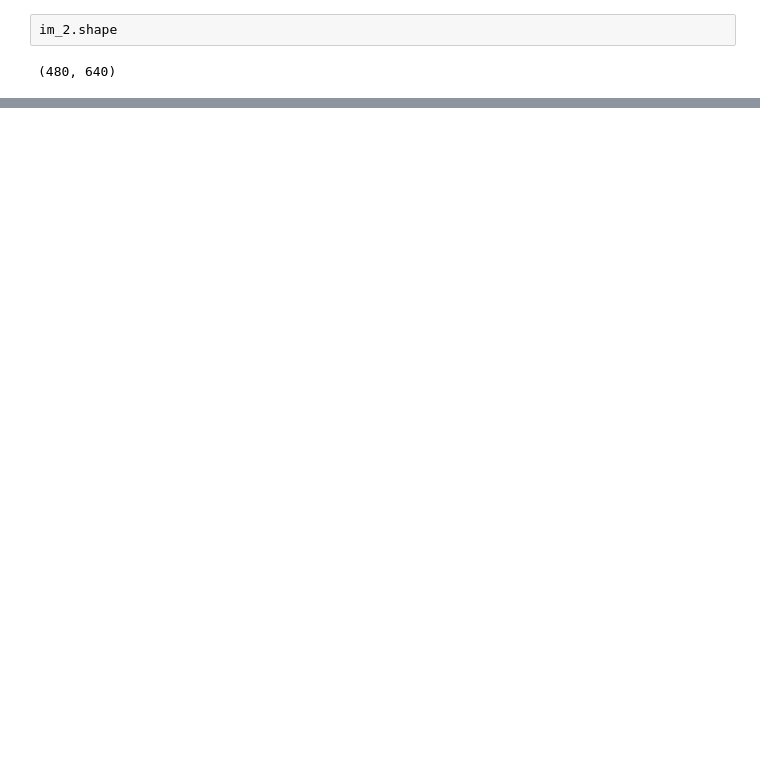
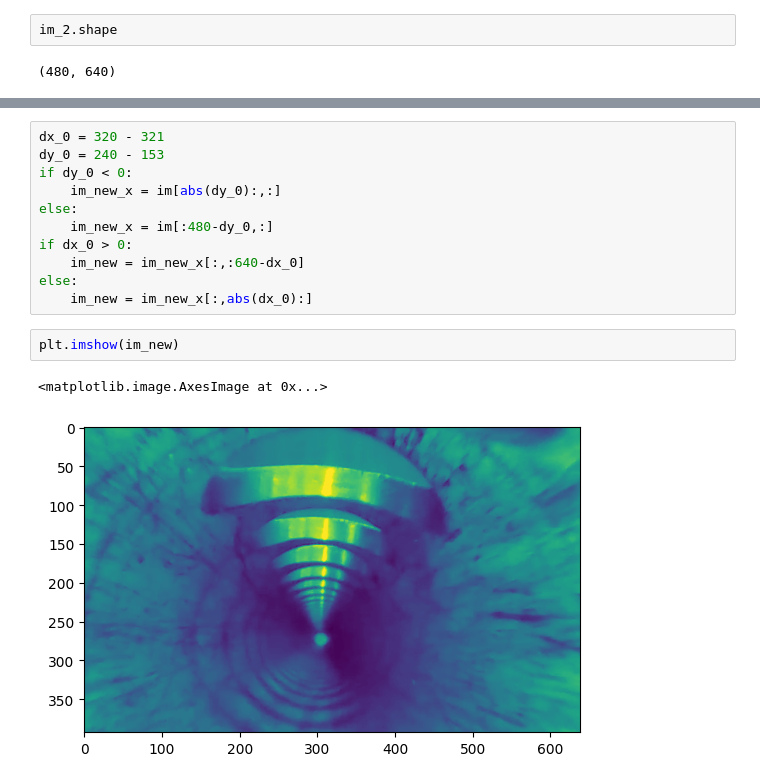
Before and after one commit to DrozdovMK/Tokodust, a Jupyter notebook: Translation_rotate.ipynb, the cells around one changed output, grey strips where cells are left out. Drawn from its saved outputs; the diff is of its cells as text; blank space fills up the shorter version.

```diff
--- a/Translation_rotate.ipynb
+++ b/Translation_rotate.ipynb
@@ -167,0 +172,16 @@ print(x_0, y_0)
+# %%
+dx_0 = 320 - 321
+dy_0 = 240 - 153
+if dy_0 < 0:
+    im_new_x = im[abs(dy_0):,:]
+else:
+    im_new_x = im[:480-dy_0,:]
+if dx_0 > 0:
+    im_new = im_new_x[:,:640-dx_0]
+else:
+    im_new = im_new_x[:,abs(dx_0):]
+# %%
+plt.imshow(im_new)
+# %% [output]
+<matplotlib.image.AxesImage at 0x...>
+[figure, added]
```
Also changed, not shown: parts of 18 cells of this notebook, 2 other files.
